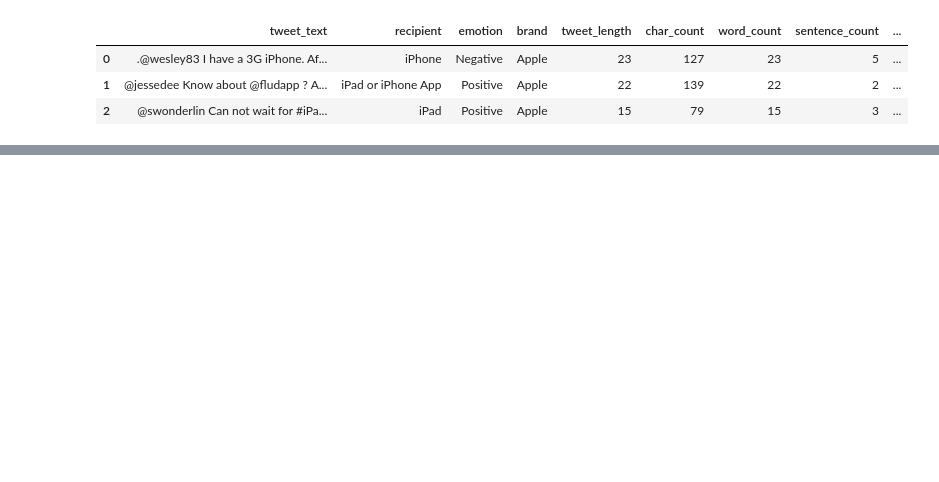
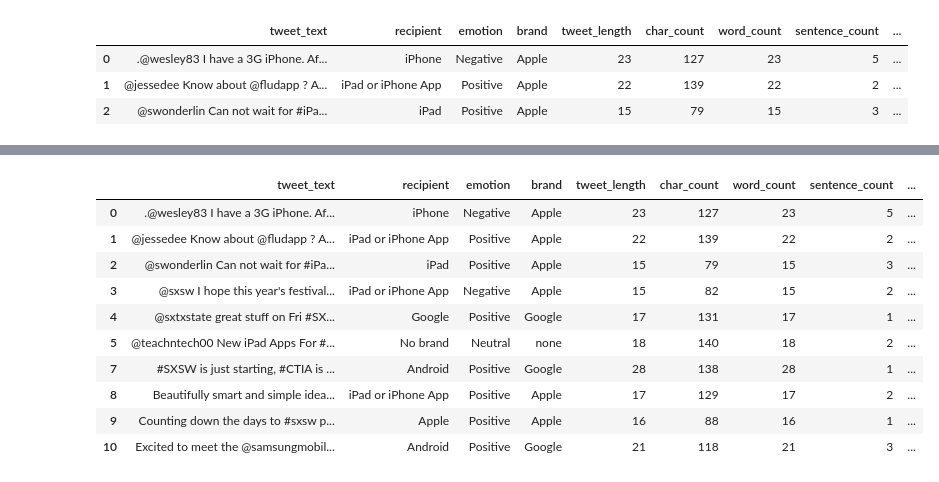
Before and after one commit to Julie-Nyawira/Phase4_Project, a Jupyter notebook: Index.ipynb, the cells around one changed output, grey strips where cells are left out. Drawn from its saved outputs; the diff is of its cells as text; code cells hidden in the pictures; blank space fills up the shorter version.

```diff
--- a/Index.ipynb
+++ b/Index.ipynb
@@ -429,3 +415,7 @@ data.head(3)
 | 0 | .@wesley83 I have a 3G iPhone. Af... | iPhone | Negative | Apple | 23 | 127 | 23 | 5 | ... |
 | 1 | @jessedee Know about @fludapp ? A... | iPad or iPhone App | Positive | Apple | 22 | 139 | 22 | 2 | ... |
 | 2 | @swonderlin Can not wait for #iPa... | iPad | Positive | Apple | 15 | 79 | 15 | 3 | ... |
+# %%
+le = LabelEncoder()
+
+data['emotion_code'] = le.fit_transform(data['emotion'])
@@ -431,0 +438,15 @@ data.head(3)
+# %%
+binary_data = data.copy()
+binary_data.head(10)
+# %% [output]
+|  | tweet_text | recipient | emotion | brand | tweet_length | char_count | word_count | sentence_count | ... |
+| 0 | .@wesley83 I have a 3G iPhone. Af... | iPhone | Negative | Apple | 23 | 127 | 23 | 5 | ... |
+| 1 | @jessedee Know about @fludapp ? A... | iPad or iPhone App | Positive | Apple | 22 | 139 | 22 | 2 | ... |
+| 2 | @swonderlin Can not wait for #iPa... | iPad | Positive | Apple | 15 | 79 | 15 | 3 | ... |
+| 3 | @sxsw I hope this year's festival... | iPad or iPhone App | Negative | Apple | 15 | 82 | 15 | 2 | ... |
+| 4 | @sxtxstate great stuff on Fri #SX... | Google | Positive | Google | 17 | 131 | 17 | 1 | ... |
+| 5 | @teachntech00 New iPad Apps For #... | No brand | Neutral | none | 18 | 140 | 18 | 2 | ... |
+| 7 | #SXSW is just starting, #CTIA is ... | Android | Positive | Google | 28 | 138 | 28 | 1 | ... |
+| 8 | Beautifully smart and simple idea... | iPad or iPhone App | Positive | Apple | 17 | 129 | 17 | 2 | ... |
+| 9 | Counting down the days to #sxsw p... | Apple | Positive | Apple | 16 | 88 | 16 | 1 | ... |
+| 10 | Excited to meet the @samsungmobil... | Android | Positive | Google | 21 | 118 | 21 | 3 | ... |
```
Also changed, not shown: parts of 41 cells of this notebook.
